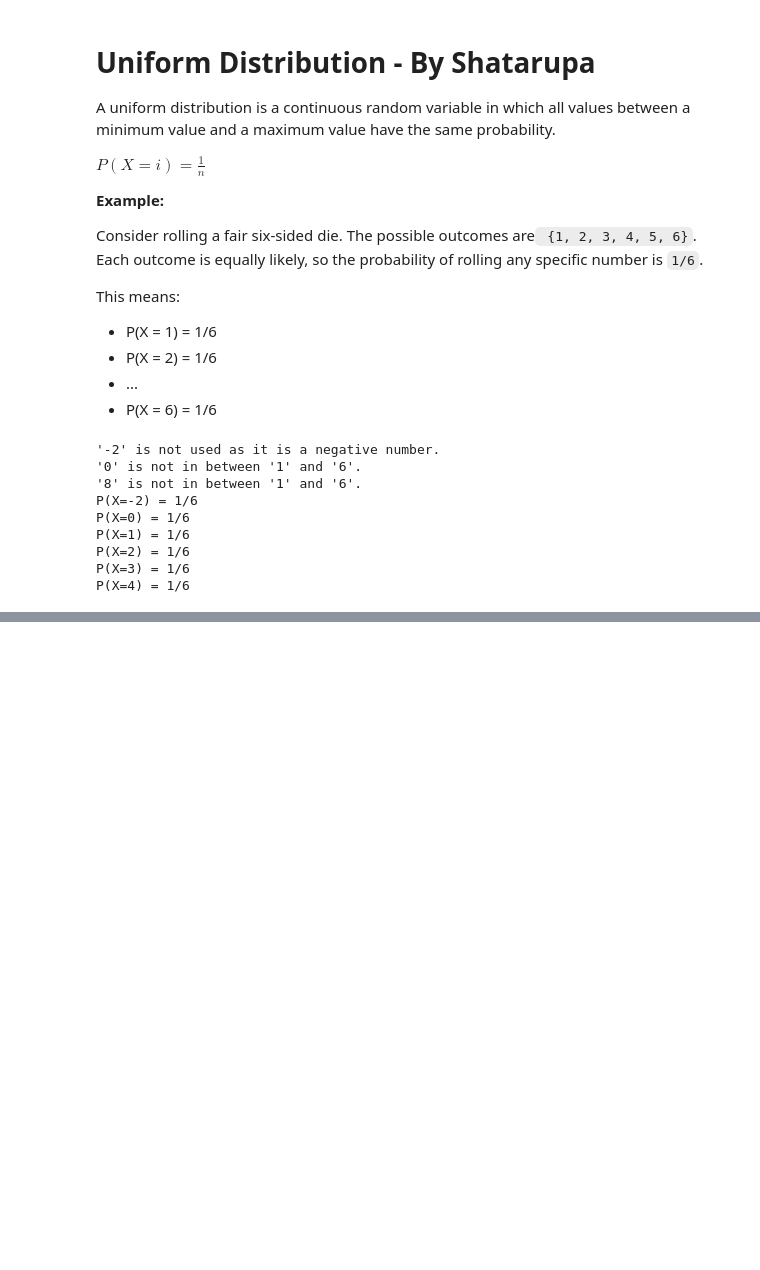
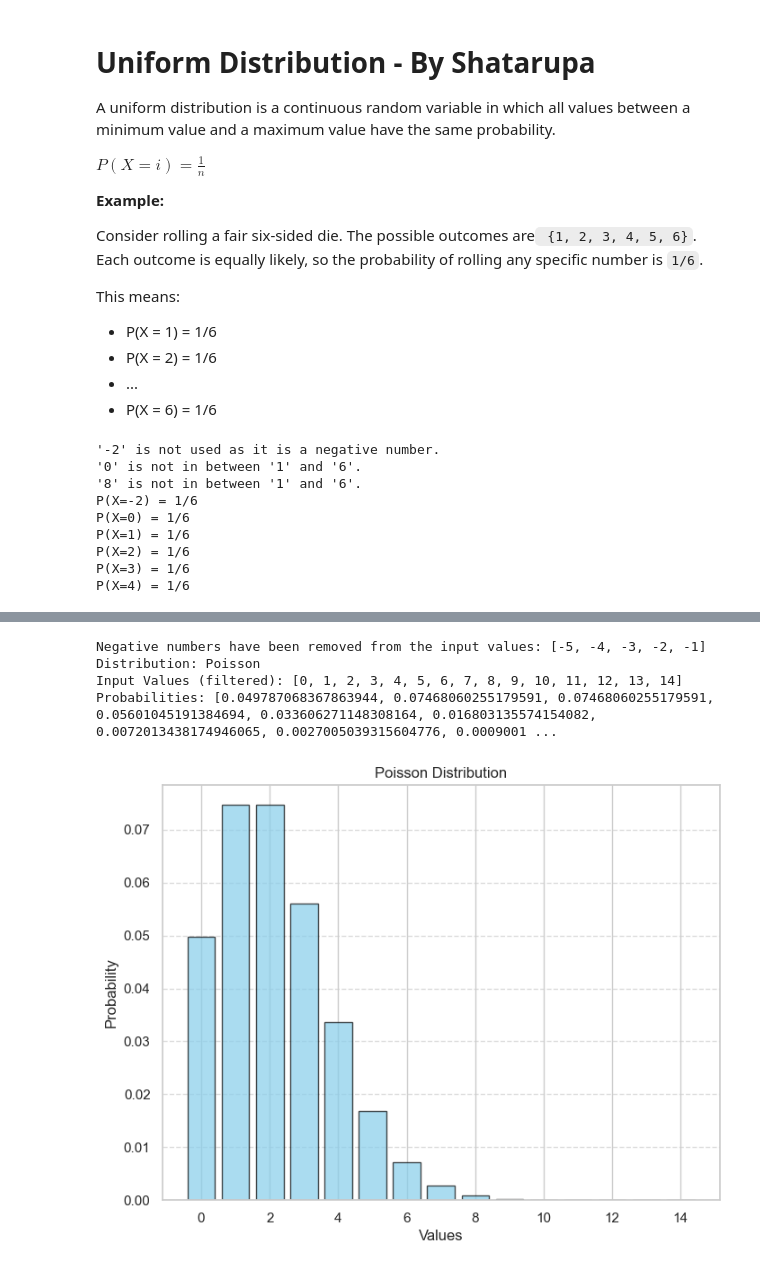
Before and after one commit to zubrist/MFCS-SYSTEM_LAB, a Jupyter notebook: random_variable.ipynb, the cells around one changed output, grey strips where cells are left out. Saved outputs shown, nothing was run; the diff lists cells and outputs as text; code cells hidden in the pictures; blank space fills up the shorter version.

```diff
--- a/random_variable.ipynb
+++ b/random_variable.ipynb
@@ -356,0 +407,15 @@ plt.show()
+# %%
+#Poisson Distribution
+
+get_probability_distribution(
+    "poisson",
+    params={"Lambda": 3},
+    vals=range(-5,15)
+    #vals=[0, 1, 2, -3, 4, -5]
+)
+# %% [output]
+Negative numbers have been removed from the input values: [-5, -4, -3, -2, -1]
+Distribution: Poisson
+Input Values (filtered): [0, 1, 2, 3, 4, 5, 6, 7, 8, 9, 10, 11, 12, 13, 14]
+Probabilities: [0.049787068367863944, 0.07468060255179591, 0.07468060255179591, 0.05601045191384694, 0.033606271148308164, 0.016803135574154082, 0.0072013438174946065, 0.0027005039315604776, 0.0009001 ...
+[figure, added]
```
Also changed, not shown: parts of 12 cells of this notebook.
